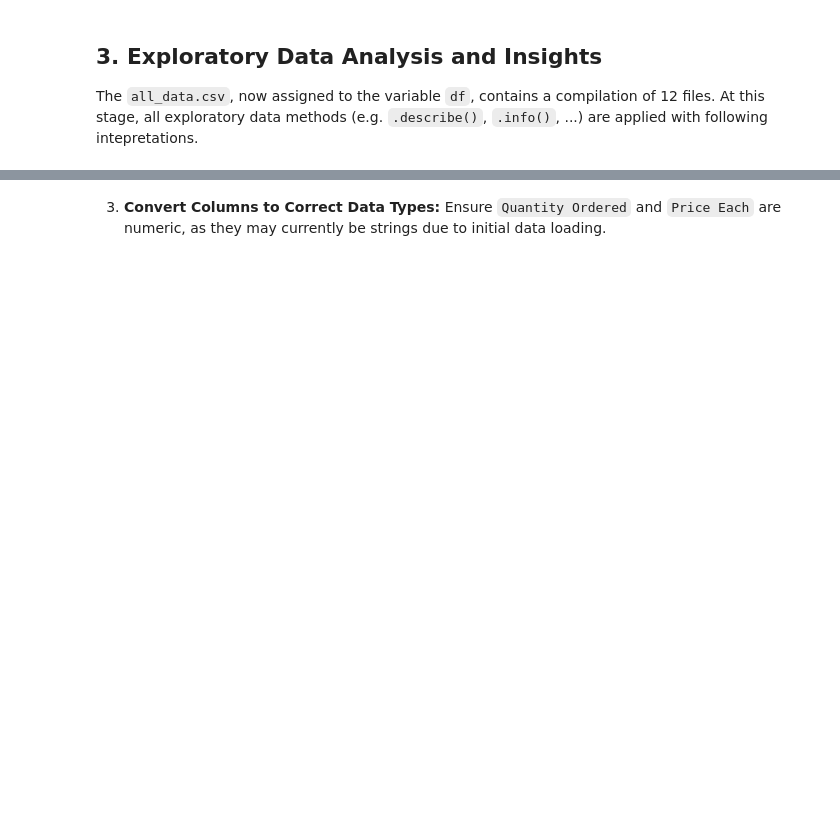
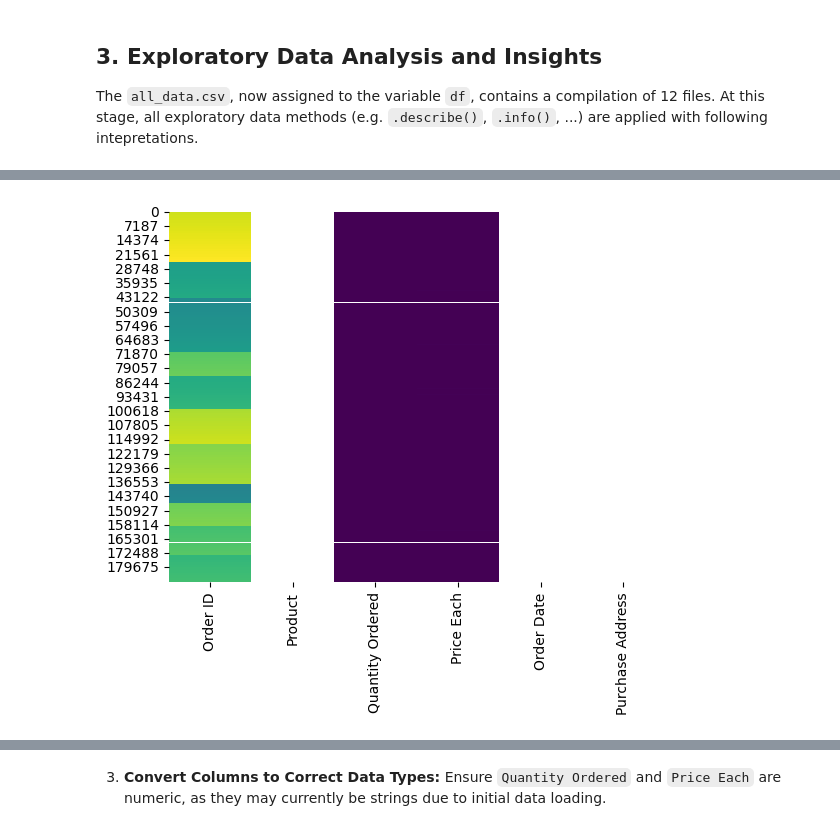
Before and after one commit to huyquangphamname/SalesAnalysis, a Jupyter notebook: demo.ipynb, the cells around one changed output, grey strips where cells are left out. Saved outputs shown, nothing was run; the diff lists cells and outputs as text; code cells hidden in the pictures; blank space fills up the shorter version.

Commit message:
Refactor data summary and missing values visualization in demo.qmd, improving clarity and formatting of DataFrame descriptions and heatmap representation.

```diff
--- a/demo.ipynb
+++ b/demo.ipynb
@@ -89,10 +109,12 @@ The priority is to find rows of NAN values rows and watch over all numeric data
 # %%
 ## Visualize missing values
 
 import seaborn as sns
 
 if df.isnull().values.any():
-    numeric_df = df.apply(pd.to_numeric errors='coerce')
-    sns.heatmap(numeric_df\[numeric_df.isnull().any(axis=1)\], cbar=False, cmap='viridis')
-    else:
-        print("No missing values to visualize.")
+    numeric_df = df.apply(pd.to_numeric, errors='coerce')
+    sns.heatmap(numeric_df[numeric_df.isnull().any(axis=1)], cbar=False, cmap='viridis')
+else:
+    print("No missing values to visualize.")
+# %% [output]
+[figure, added]
```
Also changed, not shown: parts of 26 cells of this notebook, 1 other file.
